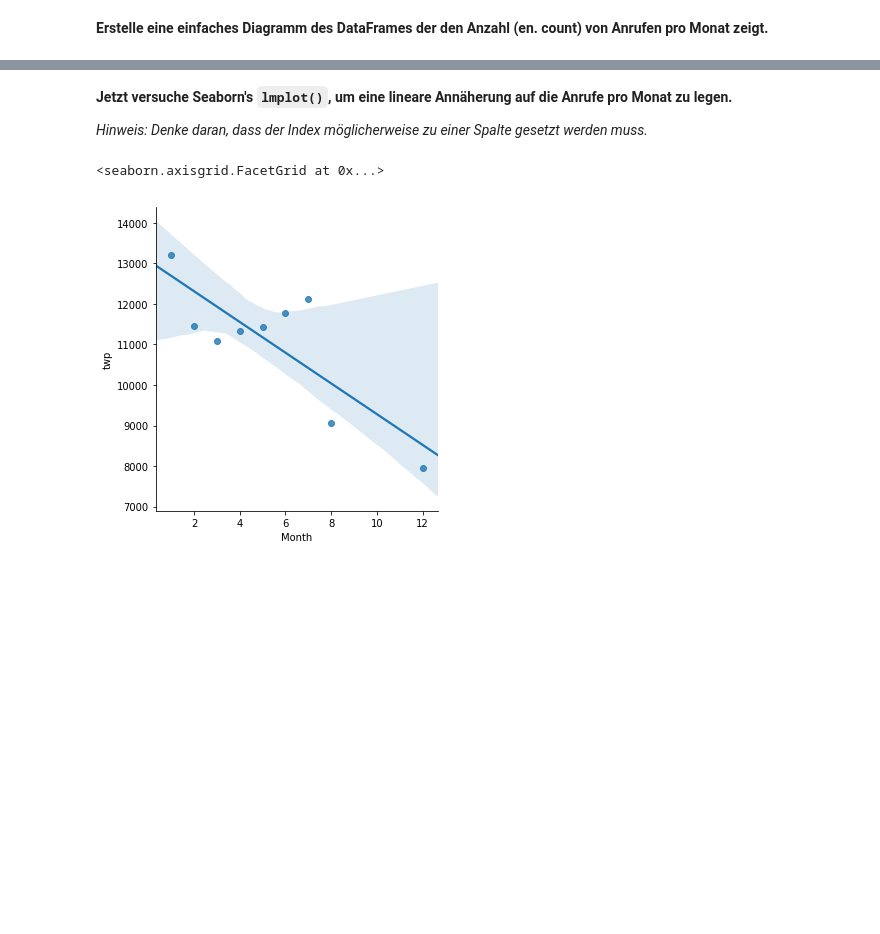
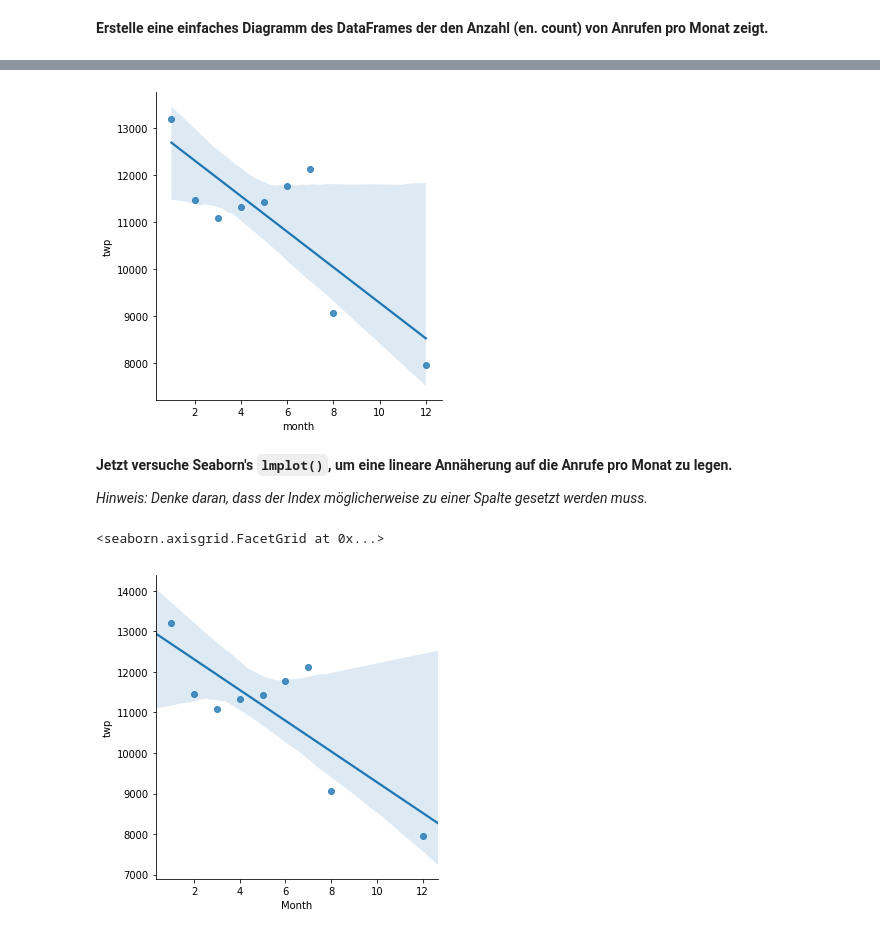
Before and after one commit to looreen/DS-ML-learning, a Jupyter notebook: DS-ML-learning.ipynb, the cells around one changed output, grey strips where cells are left out. Cells and saved outputs as stored; diff of their text form; code cells hidden in the pictures; blank space fills up the shorter version.

```diff
--- a/DS-ML-learning.ipynb
+++ b/DS-ML-learning.ipynb
@@ -225,3 +296,7 @@ Dir sollte auffallen, dass einige Monate fehlen. Lass uns versuchen die fehlende
+# %%
+sns.lmplot(data=by_month, x='month', y='twp');
+# %% [output]
+[figure, added]
 # %% [markdown]
 **Jetzt versuche Seaborn's `lmplot()`, um eine lineare Annäherung auf die Anrufe pro Monat zu legen.**
 
```
Also changed, not shown: parts of 24 cells of this notebook, 1 other file.
